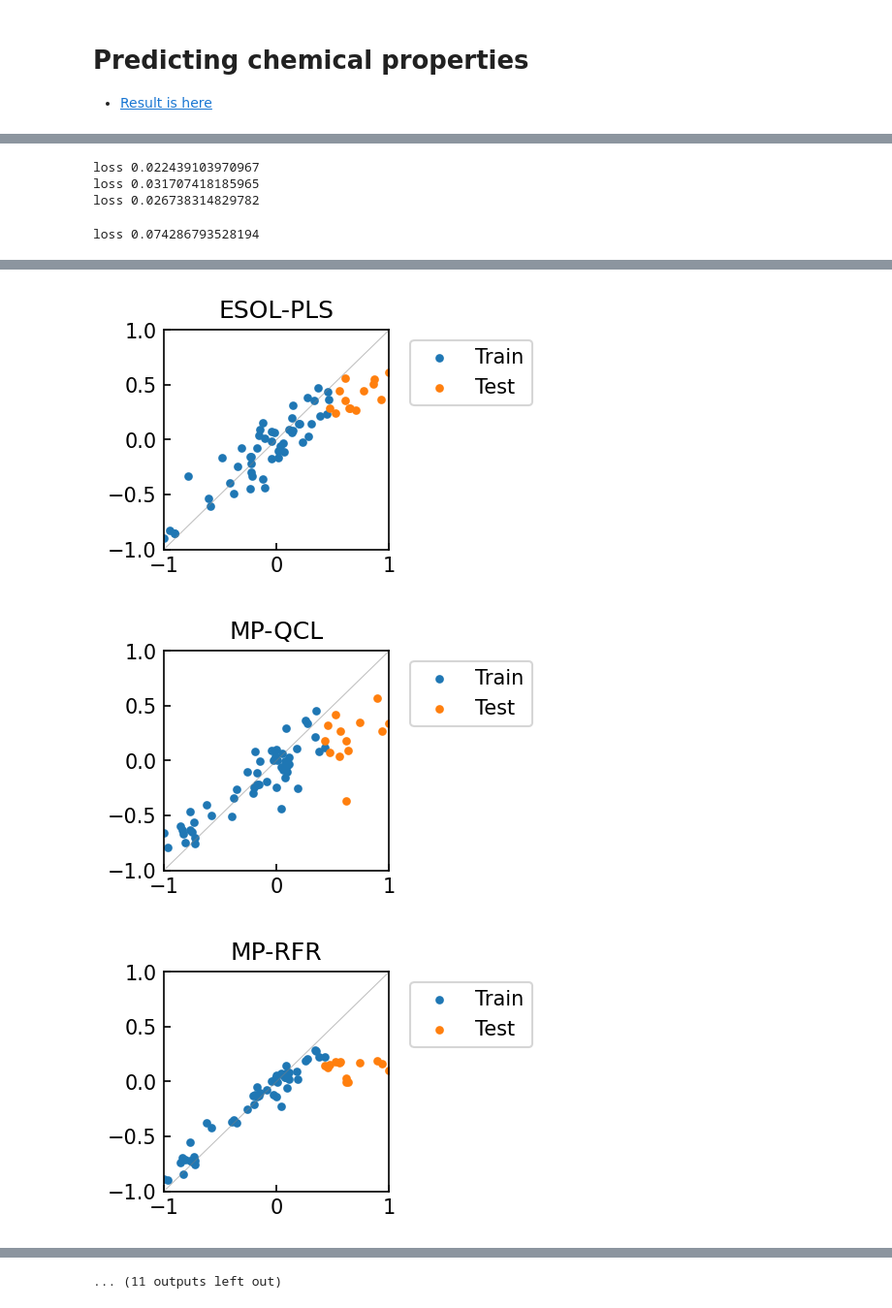
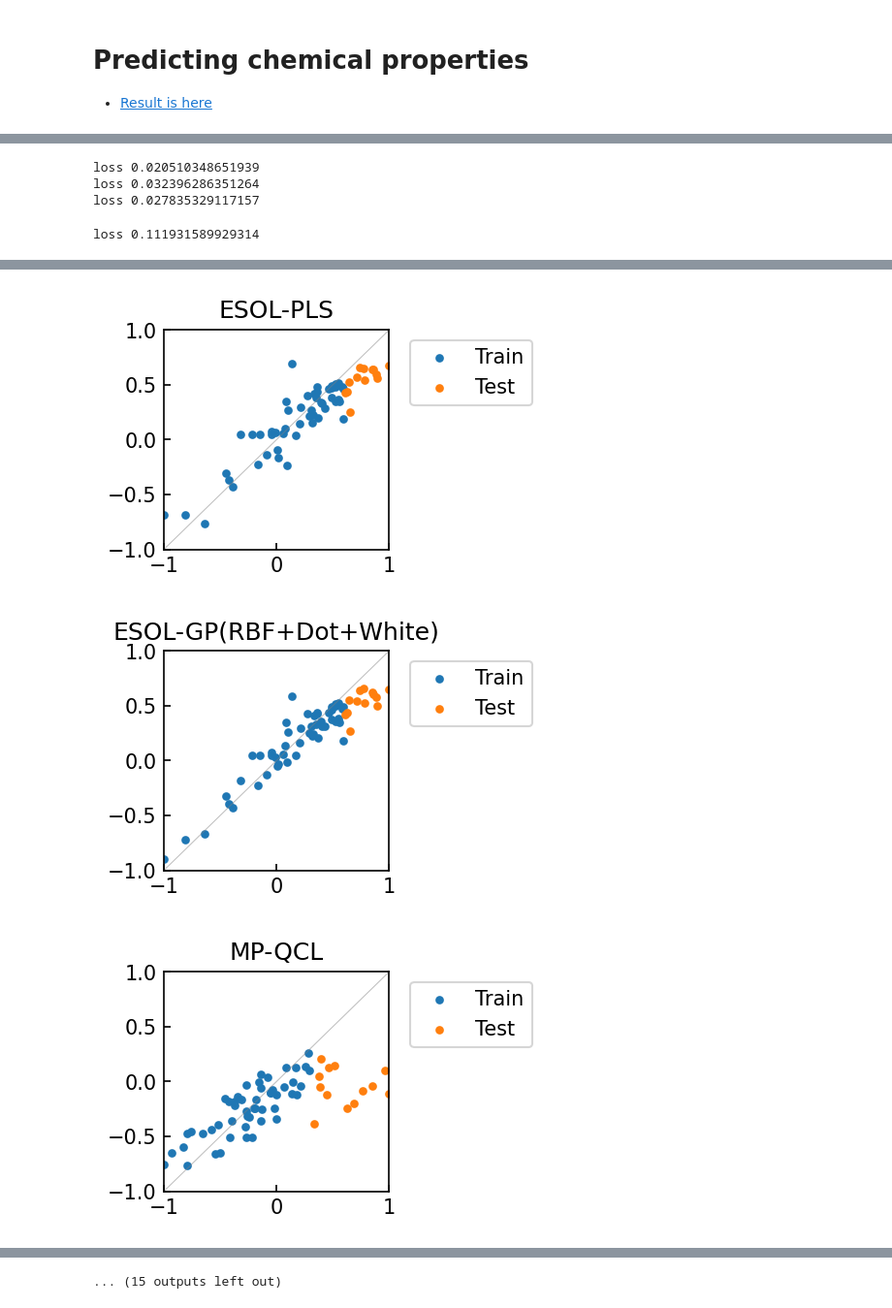
Before and after one commit to KanHatakeyama/qcl, a Jupyter notebook: regressions/Chem_calc.ipynb, the cells around one changed output, grey strips where cells are left out. Shown at 97% size. Cells and saved outputs as stored; diff of their text form; code cells hidden in the pictures.

```diff
--- a/regressions/Chem_calc.ipynb
+++ b/regressions/Chem_calc.ipynb
@@ -115,8 +118,8 @@ from QCLRegressor.gates.CNOTRotationGates import CNOTRotationGates
 
 x_dim=8
 n_qubit=x_dim
-#x_dim=4
-#n_qubit=x_dim*2
+x_dim=4
+n_qubit=x_dim*2
 
 def qcl_model():
     depth=3
@@ -128,6 +131,11 @@ from sklearn.ensemble import RandomForestRegressor
 from sklearn.linear_model import LinearRegression,BayesianRidge
 from sklearn.kernel_ridge import KernelRidge
 from sklearn.svm import SVR
+from sklearn.gaussian_process import GaussianProcessRegressor
+from sklearn.gaussian_process.kernels import DotProduct, WhiteKernel,RBF
+
+import warnings
+warnings.simplefilter('ignore')
 import joblib
 import json
 
@@ -148,8 +156,9 @@ model_dict={}
 #model_dict["SVR"]=SVR(kernel="rbf")
 #model_dict["BYR"]=BayesianRidge()
 
-model_dict["PLS"]=PLSRegression(n_components=x_dim)
+#model_dict["PLS"]=PLSRegression(n_components=x_dim)
 
+model_dict["GP(RBF+Dot+White)"]=GaussianProcessRegressor(kernel=RBF()+ DotProduct() + WhiteKernel())
 res_dict={}
 
 default_trials=2000
@@ -158,9 +167,9 @@ default_trials=2000
 # if you train QCL, it takes will take a long time
 
 current_time=time.strftime('%Y-%m-%d %H:%M:%S')
-path=f"res/extra_8dim_pls{current_time}.json"
-#path=f"res/inner_4dim_pls{current_time}.json"
-#extra_mode=True
+path=f"res/extra_8dim_gp{current_time}.json"
+path=f"res/inner_4dim_gp{current_time}.json"
+extra_mode=True
 extra_mode=False
 
 for n_total_records in tqdm([8,16,32,64,128,256,512]):
@@ -202,6 +211,7 @@ model_dict["RFR"]=RandomForestRegressor()
 model_dict["SVR"]=SVR(kernel="rbf")
 model_dict["BYR"]=BayesianRidge()
 model_dict["PLS"]=PLSRegression(n_components=x_dim)
+model_dict["GP(RBF+Dot+White)"]=GaussianProcessRegressor(kernel=RBF()+ DotProduct() + WhiteKernel())
 
 db_path_dict={}
 db_path_dict["ESOL"]="../dataset/database/ESOL.bin"
@@ -244,7 +254,7 @@ for n_total_records in tqdm([64]):
                 break
 res_dict
 # %% [output]
-loss 0.022439103970967
-loss 0.031707418185965
-loss 0.026738314829782
+loss 0.020510348651939
+loss 0.032396286351264
+loss 0.027835329117157
-loss 0.074286793528194
+loss 0.111931589929314
@@ -272,3 +282,3 @@ loss 0.074286793528194
-[figure, old version]
+[figure, new version]
-[figure, old version]
+[figure, new version]
-[figure, old version]
+[figure, new version]
@@ -277 +287 @@ loss 0.074286793528194
-... (11 outputs left out)
+... (15 outputs left out)
```
Also changed, not shown: parts of 2 cells of this notebook, 10 other files.
